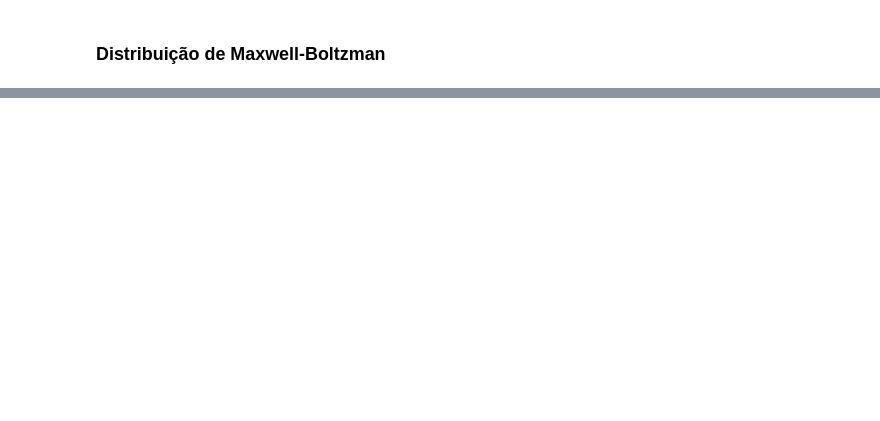
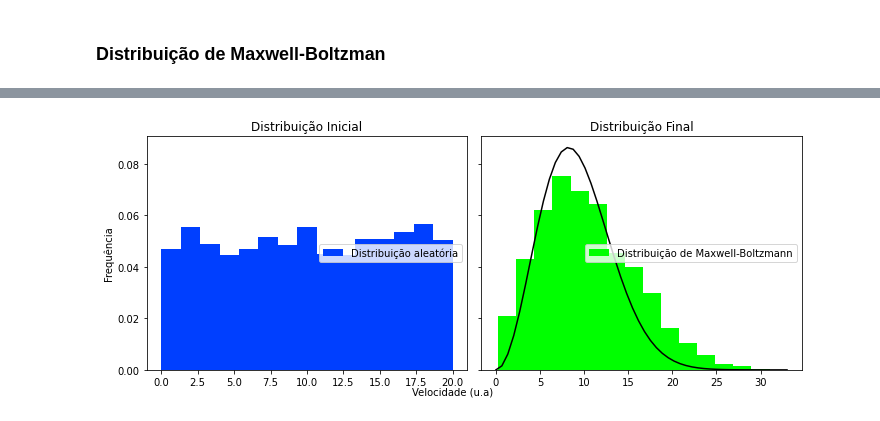
Before and after one commit to isadoramarcondes/Cinetica-Quimica, a Jupyter notebook: hard_spheres.ipynb, the cells around one changed output, grey strips where cells are left out. Cells and saved outputs as stored; diff of their text form; code cells hidden in the pictures; blank space fills up the shorter version.

```diff
--- a/hard_spheres.ipynb
+++ b/hard_spheres.ipynb
@@ -138,0 +158,20 @@ ani.save(r"resultados/maxwell-boltzman.png", writer=writer, dpi=200)
+# %%
+V1 = [particula.travel_mag[0] for particula in PARTICULAS]
+V2 = [particula.travel_mag[-1] for particula in PARTICULAS]
+v = np.linspace(0, 33)
+MB = FMB(v)
+fig, (ax1, ax2) = plt.subplots(1, 2, figsize=(10, 4), sharey=True)
+ax1.set_title("Distribuição Inicial")
+ax2.set_title('Distribuição Final')
+ax1.set_ylabel('Frequência')
+ax1.set_ylabel('Frequência')
+fig.text(0.5, 0.01, 'Velocidade (u.a)', ha='center')
+ax1.hist(V1, density = True, bins = 15, label = 'Distribuição aleatória')
+ax2.hist(V2, density = True, bins = 15, label = 'Distribuição de Maxwell-Boltzmann', color = 'lime')
+ax2.plot(v,MB, c = '0')
+ax1.legend( loc="center right")
+ax2.legend( loc="center right")
+plt.tight_layout()
+plt.savefig(r'resultados/distribuicoes.png', dpi = 200)
+# %% [output]
+[figure, added]
```
Also changed, not shown: parts of 9 cells of this notebook, 6 other files.
